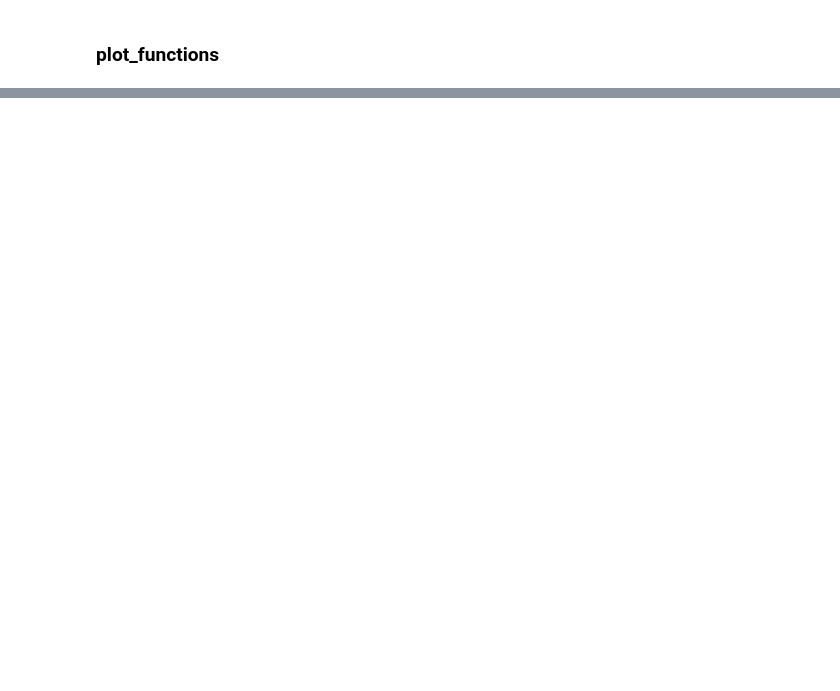
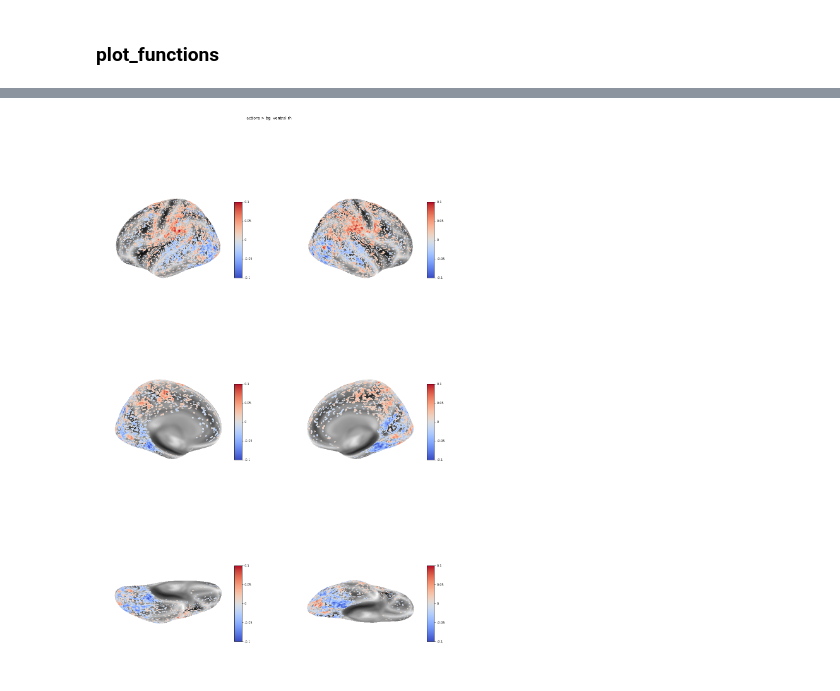
Before and after one commit to jungheejung/life-encoding, a Jupyter notebook: scripts/himalaya/plot_ttest.ipynb, the cells around one changed output, grey strips where cells are left out. Drawn from its saved outputs; the diff is of its cells as text; code cells hidden in the pictures; blank space fills up the shorter version.

```diff
--- a/scripts/himalaya/plot_ttest.ipynb
+++ b/scripts/himalaya/plot_ttest.ipynb
@@ -158,0 +281,43 @@ plot_infl(gii_dir, 'actions-r', 'inferno')
+# %%
+def plot_infl_diff(gii_dir, key1, key2, cmap, vmax):
+    # align = os.path.basename(gii_dir)
+    figure, axes = plt.subplots(
+        3, 2, subplot_kw={'projection': '3d'}, figsize=(20, 30))
+
+    # double_c = np.vstack((cmap(np.linspace(0, 1, 100)), #
+                        # cmap(np.linspace(0, 1, 100))))
+    # cmap_convert = colors.ListedColormap(double_c)
+
+    plot_surf_stat_map(fsaverage['infl_left'], join(gii_dir, f'{key1}-{key2}_align-{alignment}_hemi-lh_ttest.gii'),
+                       bg_map=fsaverage['sulc_left'],
+                       title=f'{key1} > {key2} lateral lh', threshold=1e-10, vmax = vmax,
+                       hemi='left', view='lateral', cmap=cmap, axes=axes[0][0], colorbar=True)  # vmin=.05, vmax=.5,
+    plot_surf_stat_map(fsaverage['infl_right'], join(gii_dir, f'{key1}-{key2}_align-{alignment}_hemi-rh_ttest.gii'),
+                       bg_map=fsaverage['sulc_right'],
+                       title=f'{key1} > {key2}  lateral rh', threshold=1e-10, vmax = vmax,
+                       hemi='right', view='lateral', cmap=cmap, axes=axes[0][1], colorbar=True)  # vmin=.05, vmax=.5,
+
+    plot_surf_stat_map(fsaverage['infl_left'], join(gii_dir, f'{key1}-{key2}_align-{alignment}_hemi-lh_ttest.gii'),
+                       bg_map=fsaverage['sulc_left'],
+                       title=f'{key1} > {key2}  medial lh', threshold=1e-10, vmax = vmax,
+                       hemi='left', view='medial', cmap=cmap, axes=axes[1][0], colorbar=True)  # vmin=.05, vmax=.5,
+    plot_surf_stat_map(fsaverage['infl_right'], join(gii_dir, f'{key1}-{key2}_align-{alignment}_hemi-rh_ttest.gii'),
+                       bg_map=fsaverage['sulc_right'],
+                       title=f'{key1} > {key2}  medial rh', threshold=1e-10, vmax = vmax,
+                       hemi='right', view='medial', cmap=cmap, axes=axes[1][1], colorbar=True)  # vmin=.05, vmax=.5,
+
+    plot_surf_stat_map(fsaverage['infl_left'], join(gii_dir, f'{key1}-{key2}_align-{alignment}_hemi-lh_ttest.gii'),
+                       bg_map=fsaverage['sulc_left'],
+                       title=f'{key1} > {key2}  ventral lh', threshold=1e-10, vmax = vmax,
+                       hemi='left', view='ventral', cmap=cmap, axes=axes[2][0], colorbar=True)  # vmin=.05, vmax,=.5,
+    plot_surf_stat_map(fsaverage['infl_right'], join(gii_dir, f'{key1}-{key2}_align-{alignment}_hemi-rh_ttest.gii'),
+                       bg_map=fsaverage['sulc_right'],
+                       title=f'{key1} > {key2}  ventral rh', threshold=1e-10, vmax = vmax,
+                       hemi='right', view='ventral', cmap=cmap, axes=axes[2][1], colorbar=True)  # vmin=.05, vmax=.5,
+
+    plt.show()
+# %%
+# 'actions-r', 'bg-r'), ('actions-r', 'agents-r'), ('bg-r', 'agents-r')]
+plot_infl_diff(gii_dir, 'actions', 'bg', 'coolwarm', vmax = .1)
+# %% [output]
+[figure, added]
```
Also changed, not shown: parts of 13 cells of this notebook.
